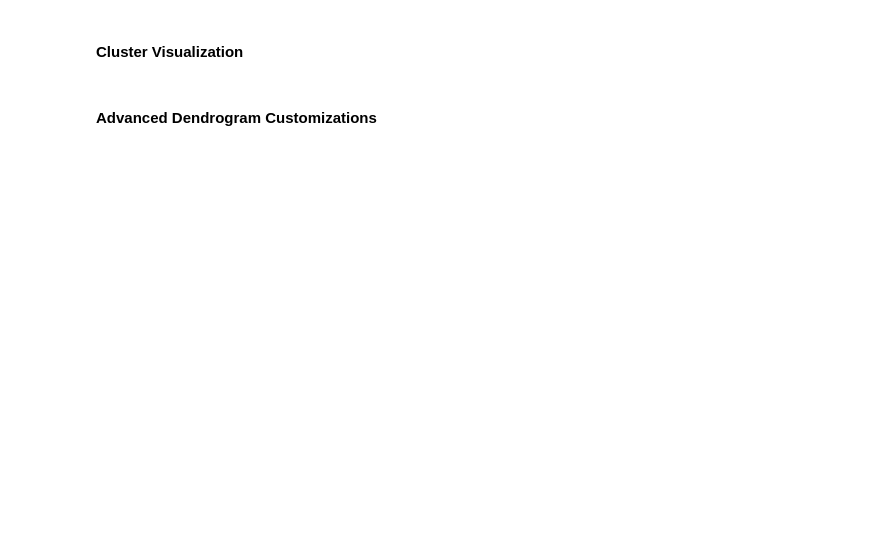
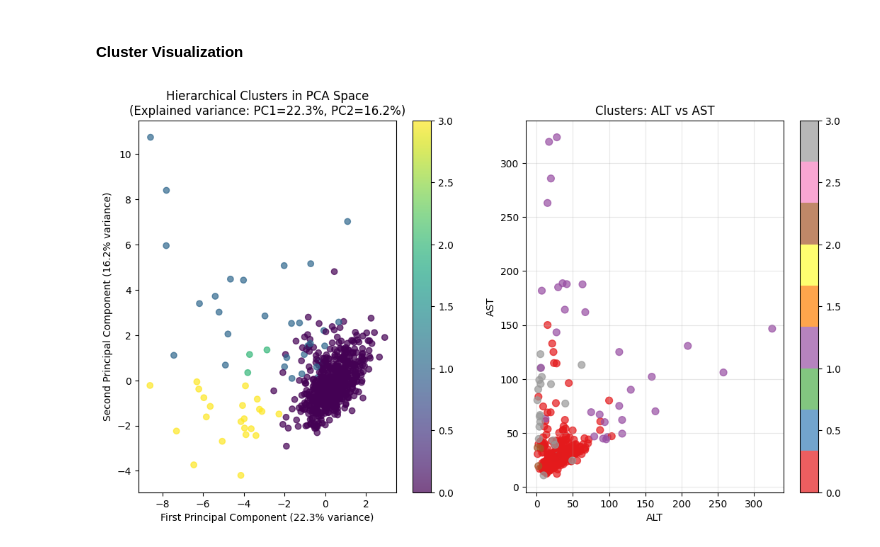
Before and after one commit to bootycurry/eda-assessment, a Jupyter notebook: 22BDS0142.ipynb, the cells around one changed output. Cells and saved outputs as stored; diff of their text form; code cells hidden in the pictures; blank space fills up the shorter version.

```diff
--- a/22BDS0142.ipynb
+++ b/22BDS0142.ipynb
@@ -1231,94 +1261,32 @@ final_cluster_labels = hierarchical_clusterer.fit_predict(cluster_data_scaled)
 # Add clusters to dataframe
 cluster_data_final = cluster_data.copy()
 cluster_data_final['Cluster'] = final_cluster_labels
 
 plt.figure(figsize=(20, 15))
 
 # 1. PCA visualization of clusters
 plt.subplot(2, 3, 1)
 from sklearn.decomposition import PCA
 pca = PCA(n_components=2)
 pca_result = pca.fit_transform(cluster_data_scaled)
 
 scatter = plt.scatter(pca_result[:, 0], pca_result[:, 1],
                      c=final_cluster_labels, cmap='viridis', alpha=0.7)
 plt.colorbar(scatter)
 plt.title(f'Hierarchical Clusters in PCA Space\n'
           f'(Explained variance: PC1={pca.explained_variance_ratio_[0]:.1%}, '
           f'PC2={pca.explained_variance_ratio_[1]:.1%})')
 plt.xlabel(f'First Principal Component ({pca.explained_variance_ratio_[0]:.1%} variance)')
 plt.ylabel(f'Second Principal Component ({pca.explained_variance_ratio_[1]:.1%} variance)')
 
 # 2. Cluster scatter plot for key variables
 plt.subplot(2, 3, 2)
 scatter = plt.scatter(cluster_data_final['ALT'], cluster_data_final['AST'],
                      c=final_cluster_labels, cmap='Set1', alpha=0.7, s=50)
 plt.colorbar(scatter)
 plt.xlabel('ALT')
 plt.ylabel('AST')
 plt.title('Clusters: ALT vs AST')
 plt.grid(True, alpha=0.3)
-
-# 3. Cluster boxplot for a key feature
-plt.subplot(2, 3, 3)
-cluster_data_melted = cluster_data_final[['ALT', 'AST', 'ALP', 'Cluster']].melt(
-    id_vars=['Cluster'], var_name='Enzyme', value_name='Level')
-import seaborn as sns
-sns.boxplot(data=cluster_data_melted, x='Cluster', y='Level', hue='Enzyme')
-plt.title('Enzyme Levels by Cluster')
-plt.legend(bbox_to_anchor=(1.05, 1), loc='upper left')
-
-# 4. Heatmap of cluster centroids
-plt.subplot(2, 3, 4)
-cluster_centroids = cluster_data_final.groupby('Cluster')[clustering_features].mean()
-sns.heatmap(cluster_centroids.T, annot=True, cmap='RdYlBu_r',
-            center=0, fmt='.1f', cbar_kws={'label': 'Mean Value'})
-plt.title('Cluster Centroids Heatmap')
-plt.ylabel('Features')
-plt.xlabel('Cluster')
-
-# 5. Dendrogram with cluster coloring
-plt.subplot(2, 3, 5)
-# Create dendrogram with cluster colors
-color_threshold = 0.7 * max(best_linkage[:, 2])
-dendrogram_colored = dendrogram(best_linkage,
-                               truncate_mode='lastp',
-                               p=25,
-                               leaf_rotation=90,
-                               leaf_font_size=8,
-                               color_threshold=color_threshold)
-plt.title(f'Final Dendrogram with {optimal_n_clusters} Clusters\n'
-          f'(Color threshold: {color_threshold:.2f})')
-plt.xlabel('Sample Index or (Cluster Size)')
-plt.ylabel('Distance')
-plt.axhline(y=color_threshold, color='red', linestyle='--', alpha=0.7)
-
-# 6. Cluster size pie chart
-plt.subplot(2, 3, 6)
-cluster_counts = pd.Series(final_cluster_labels).value_counts().sort_index()
-colors = plt.cm.Set1(np.linspace(0, 1, len(cluster_counts)))
-plt.pie(cluster_counts.values, labels=[f'Cluster {i}' for i in cluster_counts.index],
-        autopct='%1.1f%%', colors=colors, startangle=90)
-plt.title('Cluster Size Distribution')
-
-plt.tight_layout()
-plt.show()
-
-# Print final summary
-print("FINAL HIERARCHICAL CLUSTERING SUMMARY")
-print("=" * 50)
-print(f"Number of clusters: {optimal_n_clusters}")
-print(f"Linkage method: {best_method}")
-print(f"Total samples clustered: {len(cluster_data_final)}")
-print(f"Features used: {', '.join(clustering_features)}")
-
-print(f"\nCluster sizes:")
-for cluster_id, count in cluster_counts.items():
-    percentage = (count / len(cluster_data_final)) * 100
-    print(f"  Cluster {cluster_id}: {count} samples ({percentage:.1f}%)")
-
-print(f"\nCluster characteristics (mean values):")
-final_centroids = cluster_data_final.groupby('Cluster')[clustering_features].mean()
-print(final_centroids.round(2))
+# %% [output]
+[figure, added]
-# %% [markdown]
-#### Advanced Dendrogram Customizations
```
Also changed, not shown: parts of 8 cells of this notebook.
